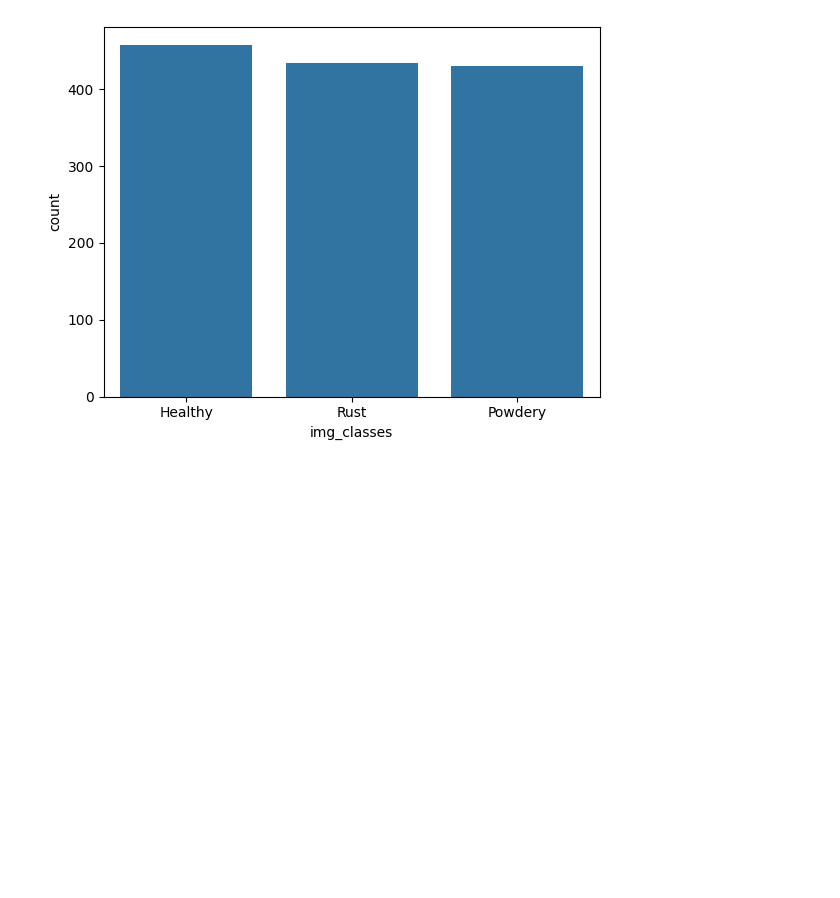
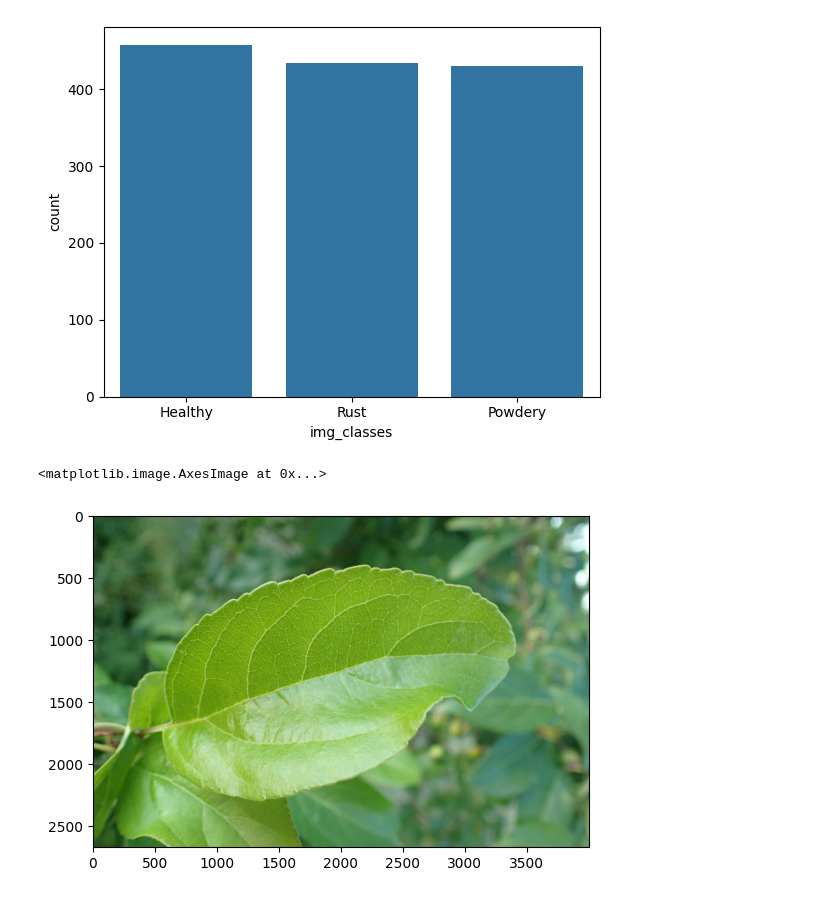
Before and after one commit to moaazreda55/Plant_diseases_Clf, a Jupyter notebook: notebooks/prep.ipynb, the cells around one changed output. Saved outputs shown, nothing was run; the diff lists cells and outputs as text; code cells hidden in the pictures; blank space fills up the shorter version.

```diff
--- a/notebooks/prep.ipynb
+++ b/notebooks/prep.ipynb
@@ -85,3 +64,9 @@ sns.countplot(data=df,x="img_classes",order=df.img_classes.value_counts().index)
 # %% [output]
 <Axes: xlabel='img_classes', ylabel='count'>
 [figure]
+# %%
+img = Image.open(df.imags_path[4])
+plt.imshow(img)
+# %% [output]
+<matplotlib.image.AxesImage at 0x...>
+[figure, added]
```
Also changed, not shown: parts of 3 cells of this notebook.
